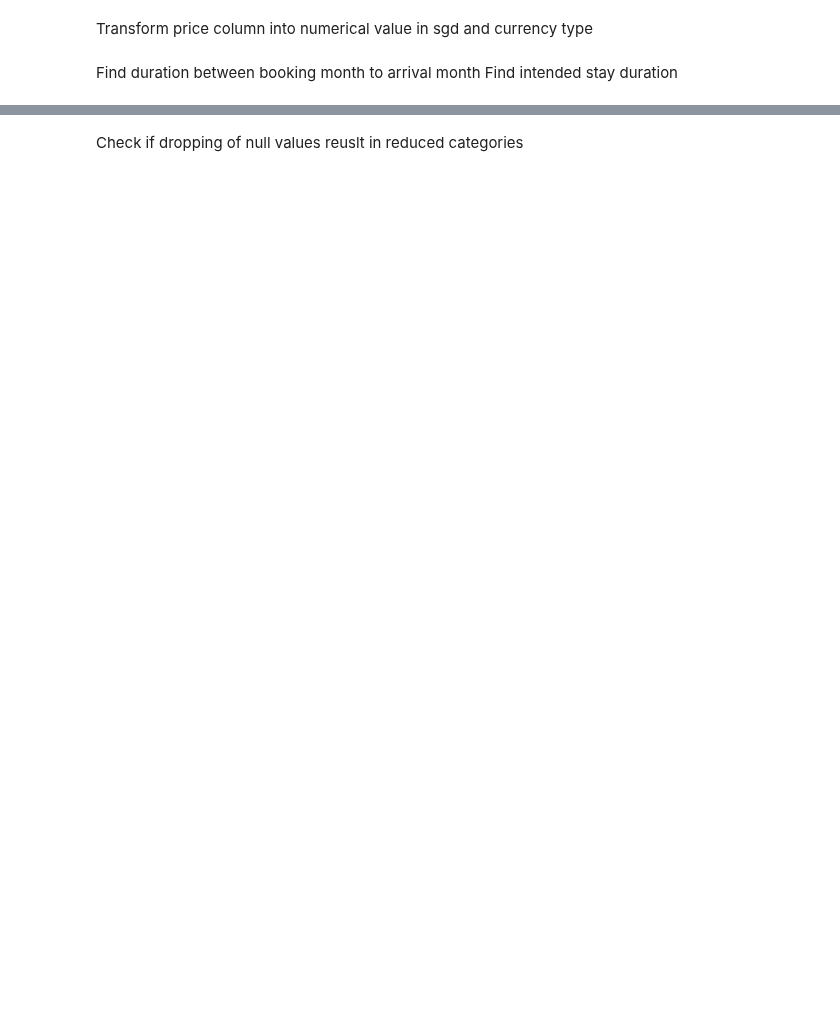
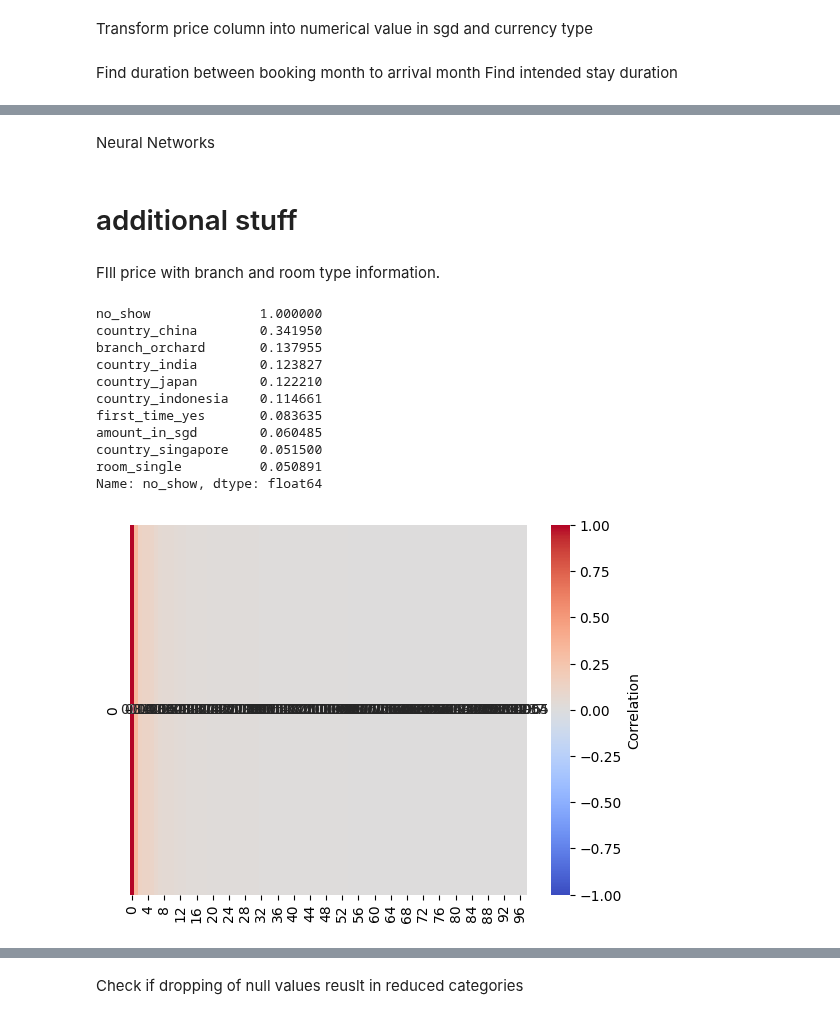
Before and after one commit to shangweisong/AIAP_Hotel_pred, a Jupyter notebook: Task1.ipynb, the cells around one changed output, grey strips where cells are left out. Cells and saved outputs as stored; diff of their text form; code cells hidden in the pictures; blank space fills up the shorter version.

```diff
--- a/Task1.ipynb
+++ b/Task1.ipynb
@@ -61,3 +84,5 @@ df_cleaned = df.drop_duplicates(subset = 'booking_id', keep= 'first')
 df_cleaned = df_cleaned.dropna()
 df_cleaned = df_cleaned.apply(lambda x: x.str.lower() if x.dtype == "object" else x)
 df_cleaned['checkout_day'] = df_cleaned['checkout_day'].abs()
+df_cleaned['num_adults'] = df_cleaned['num_adults'].replace({'one': 1, 'two': 2})
+df_cleaned= df_cleaned.drop(['booking_id'],axis=1)
@@ -101,7 +127,7 @@ df_cleaned['checkout_date'] = pd.to_datetime({
 
 # add 1 year if checkout date earlier than arrival date
 df_cleaned['checkout_date'] = df_cleaned.apply(
-    lambda row: row['checkout_date'] if row['checkout_date'] <= row['arrival_date']
+    lambda row: row['checkout_date'] if row['checkout_date'] >= row['arrival_date']
     else row['checkout_date'] + pd.DateOffset(years=1),
     axis=1
 )
@@ -109,4 +135,4 @@ df_cleaned['checkout_date'] = df_cleaned.apply(
 df_cleaned['stay_duration'] = (df_cleaned['checkout_date']-df_cleaned['arrival_date']).dt.days
 
 # remove irrelevant columns
-df_cleaned= df_cleaned.drop(['arrival_month_int', 'booking_month_int', 'checkout_month_int','checkout_date','arrival_date'], axis=1)
+df_cleaned= df_cleaned.drop(['arrival_month', 'booking_month', 'checkout_month_int','checkout_date','arrival_date'], axis=1)
@@ -112,0 +184,27 @@ df_cleaned= df_cleaned.drop(['arrival_month_int', 'booking_month_int', 'checkout
+# %%
+# define datatype
+
+numerical_columns= ['num_adults', 'num_children','amount_in_sgd','book_duration','stay_duration','no_show']
+categorical_columns= ['branch','arrival_day','checkout_month','checkout_day','country','first_time','room','platform','currency']
+cyclical_columns=['booking_month_int', 'arrival_month_int']
+
+df_encoded = pd.get_dummies(df_cleaned, columns=categorical_columns, drop_first=True)
+# convert bool to 0,1
+bool_columns = df_encoded.select_dtypes(include=['bool']).columns
+df_encoded[bool_columns] = df_encoded[bool_columns].astype(int)
+
+# Standardize the numerical columns
+scaler = StandardScaler()
+df_encoded[numerical_columns] = scaler.fit_transform(df_encoded[numerical_columns])
+
+
+# encode cyclical data
+
+df_encoded['sin_booking_month'] = np.sin(2 * np.pi * df_cleaned['booking_month_int'] / 12)
+df_encoded['cos_booking_month'] = np.cos(2 * np.pi * df_cleaned['booking_month_int'] / 12)
+
+df_encoded['sin_arrival_month'] = np.sin(2 * np.pi * df_cleaned['arrival_month_int'] / 12)
+df_encoded['cos_arrival_month'] = np.cos(2 * np.pi * df_cleaned['arrival_month_int'] / 12)
+
+# Display the processed DataFrame
+print(df_encoded.head(10))
@@ -112,0 +649,2 @@ df_cleaned= df_cleaned.drop(['arrival_month_int', 'booking_month_int', 'checkout
+# %% [markdown]
+Neural Networks
@@ -112,0 +715,28 @@ df_cleaned= df_cleaned.drop(['arrival_month_int', 'booking_month_int', 'checkout
+# %% [markdown]
+# additional stuff
+# %% [markdown]
+FIll price with branch and room type information.
+# %%
+corr_matrix = df_encoded.corr()
+no_show_corr = corr_matrix['no_show']
+
+sorted_corr = no_show_corr.abs().sort_values(ascending=False)
+sns.heatmap(sorted_corr.values.reshape(1, -1), annot=True, cmap='coolwarm', cbar_kws={'label': 'Correlation'}, vmin=-1, vmax=1)
+
+print(sorted_corr[sorted_corr >= 0.05])
+
+# columns_to_drop = sorted_corr[sorted_corr < 0.05].index
+# df_encoded = df_encoded.drop(columns = columns_to_drop, axis =1 )
+# %% [output]
+no_show              1.000000
+country_china        0.341950
+branch_orchard       0.137955
+country_india        0.123827
+country_japan        0.122210
+country_indonesia    0.114661
+first_time_yes       0.083635
+amount_in_sgd        0.060485
+country_singapore    0.051500
+room_single          0.050891
+Name: no_show, dtype: float64
+[figure, added]
```
Also changed, not shown: parts of 48 cells of this notebook.
